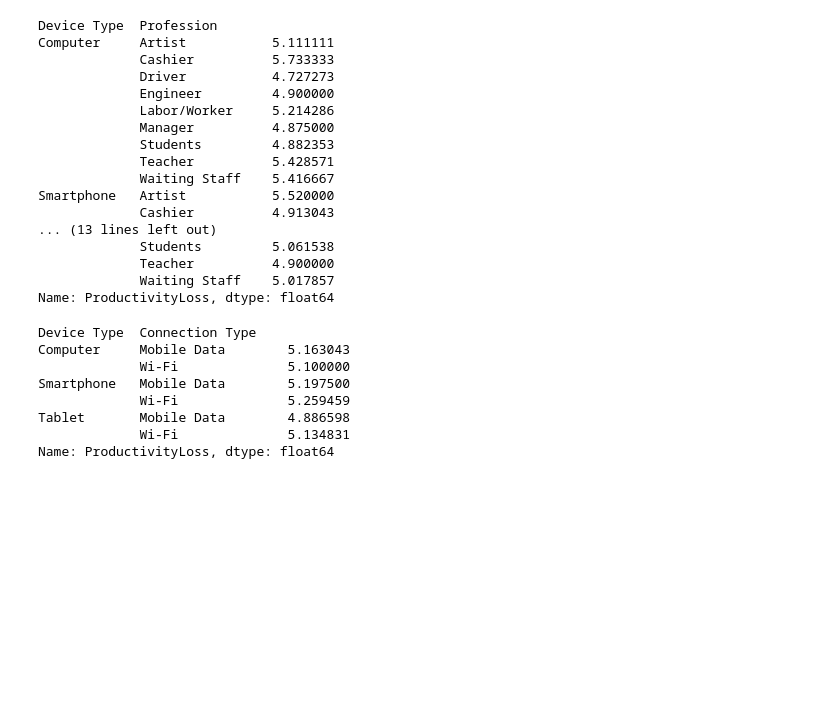
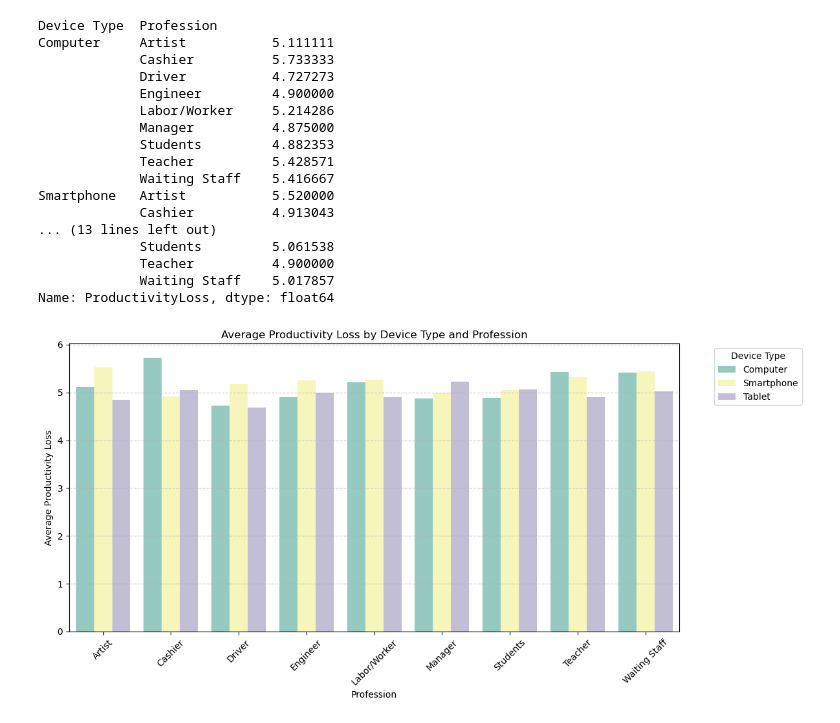
Before and after one commit to wrighang/project_01_team_11, a Jupyter notebook: daenaw.ipynb, the cells around one changed output. Cells and saved outputs as stored; diff of their text form; code cells hidden in the pictures; blank space fills up the shorter version.

```diff
--- a/daenaw.ipynb
+++ b/daenaw.ipynb
@@ -158,17 +157,19 @@ Smartphone   Artist           5.520000
              Teacher          4.900000
              Waiting Staff    5.017857
 Name: ProductivityLoss, dtype: float64
-# %%
-#Group by Device Type Measurements
-device_connection_productivity = darkside_df.groupby(['Device Type', 'Connection Type'])['ProductivityLoss'].mean()
-
-device_connection_productivity
-# %% [output]
-Device Type  Connection Type
-Computer     Mobile Data        5.163043
-             Wi-Fi              5.100000
-Smartphone   Mobile Data        5.197500
-             Wi-Fi              5.259459
-Tablet       Mobile Data        4.886598
-             Wi-Fi              5.134831
-Name: ProductivityLoss, dtype: float64
+# %%
+device_profession_productivity = device_profession_productivity.reset_index()
+
+# Display a cluster plot
+plt.figure(figsize=(12, 6))
+sns.barplot(data=device_profession_productivity, x="Profession", y="ProductivityLoss", hue="Device Type", palette="Set3")
+plt.xticks(rotation=45)
+plt.grid(axis='y', linestyle='--', alpha=0.7)
+plt.xlabel("Profession")
+plt.ylabel("Average Productivity Loss")
+plt.title("Average Productivity Loss by Device Type and Profession")
+plt.legend(title="Device Type", bbox_to_anchor=(1.05, 1), loc='upper left')
+plt.tight_layout()
+plt.show()
+# %% [output]
+[figure, added]
```
Also changed, not shown: parts of 3 cells of this notebook.
